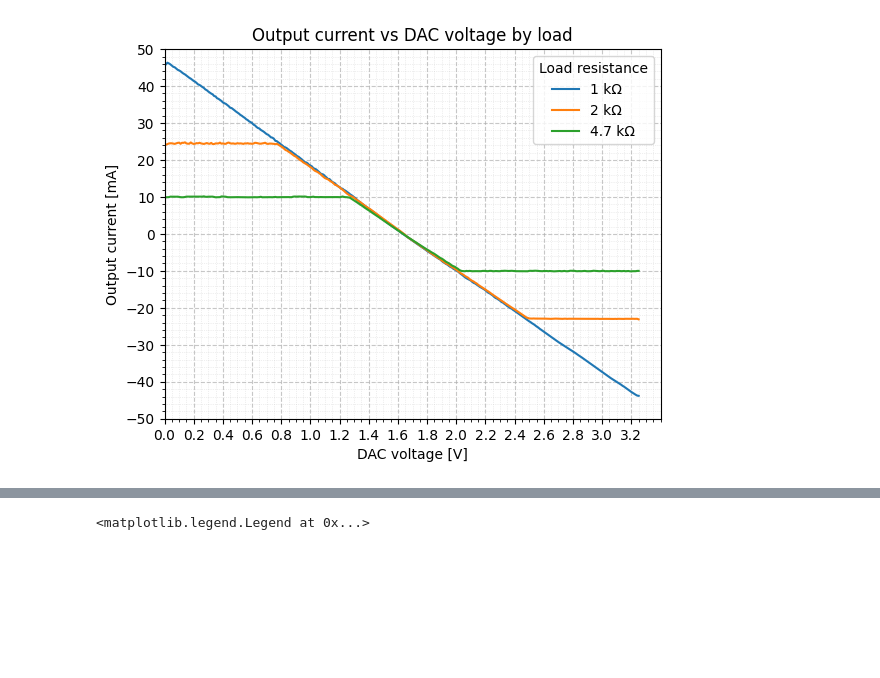
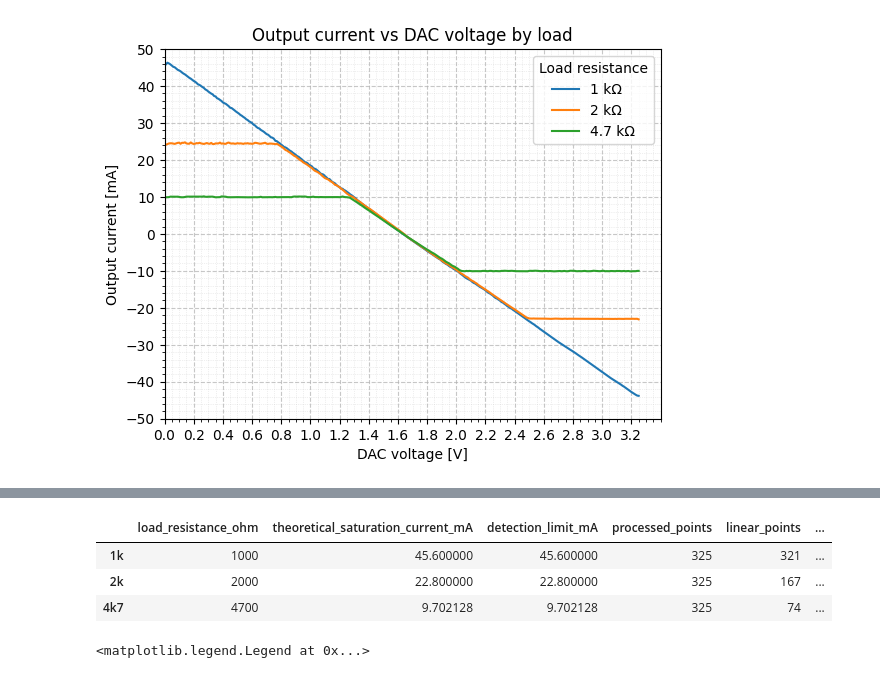
Before and after one commit to import-tiago/FEI, a Jupyter notebook: MSc/PEL309/Analysis/PEL309.ipynb, the cells around one changed output, grey strips where cells are left out. Cells and saved outputs as stored; diff of their text form; code cells hidden in the pictures; blank space fills up the shorter version.

```diff
--- a/MSc/PEL309/Analysis/PEL309.ipynb
+++ b/MSc/PEL309/Analysis/PEL309.ipynb
@@ -326,3 +342,51 @@ pd.DataFrame(
+# %%
+# =========================================================
+# 2. Compliance-limited region removal for all loads
+# =========================================================
+
+fes_max_voltage = 48  # V
+saturation_margin = 0.95
+fes_max_voltage = fes_max_voltage * saturation_margin
+
+load_resistance = pd.Series(
+    {
+        "1k": 1000,
+        "2k": 2000,
+        "4k7": 4700,
+    }
+)
+
+
+
+saturation_detection_limit_mA = (fes_max_voltage / load_resistance) * 1000
+
+linear_current_data = processed_current_data.copy()
+
+for load in ["1k", "2k", "4k7"]:
+    linear_current_data[load] = linear_current_data[load].where(
+        linear_current_data[load].abs() < saturation_detection_limit_mA[load]
+    )
+
+saturation_summary = pd.DataFrame(
+    {
+        "load_resistance_ohm": load_resistance,
+        "theoretical_saturation_current_mA": (fes_max_voltage / load_resistance) * 1000,
+        "detection_limit_mA": saturation_detection_limit_mA,
+        "processed_points": processed_current_data.notna().sum(),
+        "linear_points": linear_current_data.notna().sum(),
+    }
+)
+
+saturation_summary["removed_points"] = saturation_summary["processed_points"] - saturation_summary["linear_points"]
+
+saturation_summary["removed_percent"] = (saturation_summary["removed_points"] / saturation_summary["processed_points"]) * 100
+
+saturation_summary
+# %% [output]
+|  | load_resistance_ohm | theoretical_saturation_current_mA | detection_limit_mA | processed_points | linear_points | ... |
+| 1k | 1000 | 45.600000 | 45.600000 | 325 | 321 | ... |
+| 2k | 2000 | 22.800000 | 22.800000 | 325 | 167 | ... |
+| 4k7 | 4700 | 9.702128 | 9.702128 | 325 | 74 | ... |
 # %%
 ax = linear_current_data.plot()
 
```
Also changed, not shown: parts of 11 cells of this notebook.
